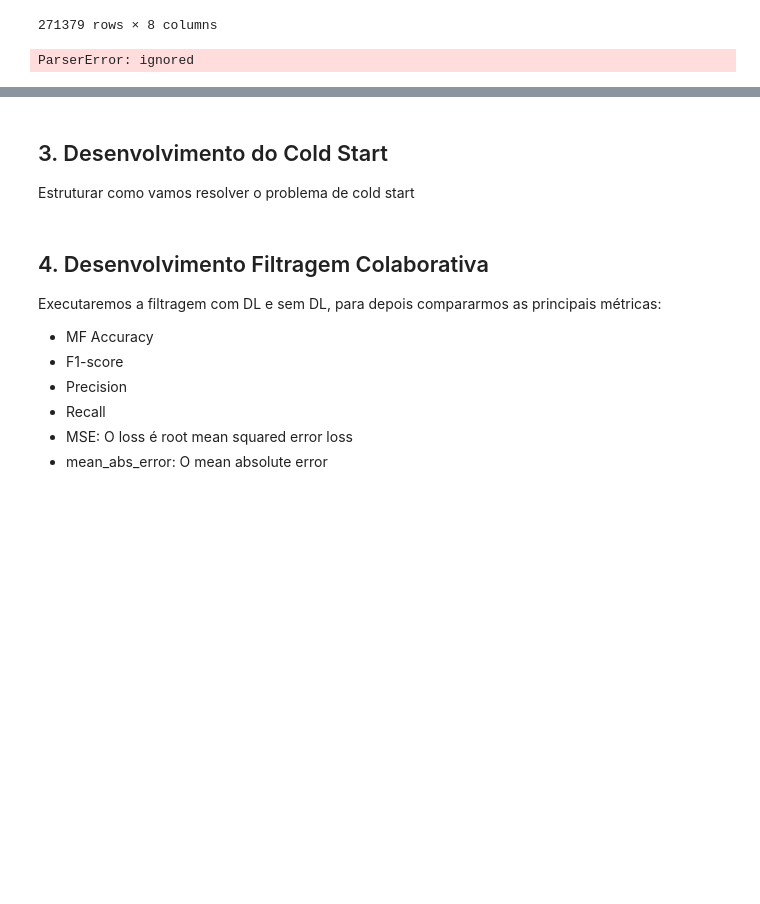
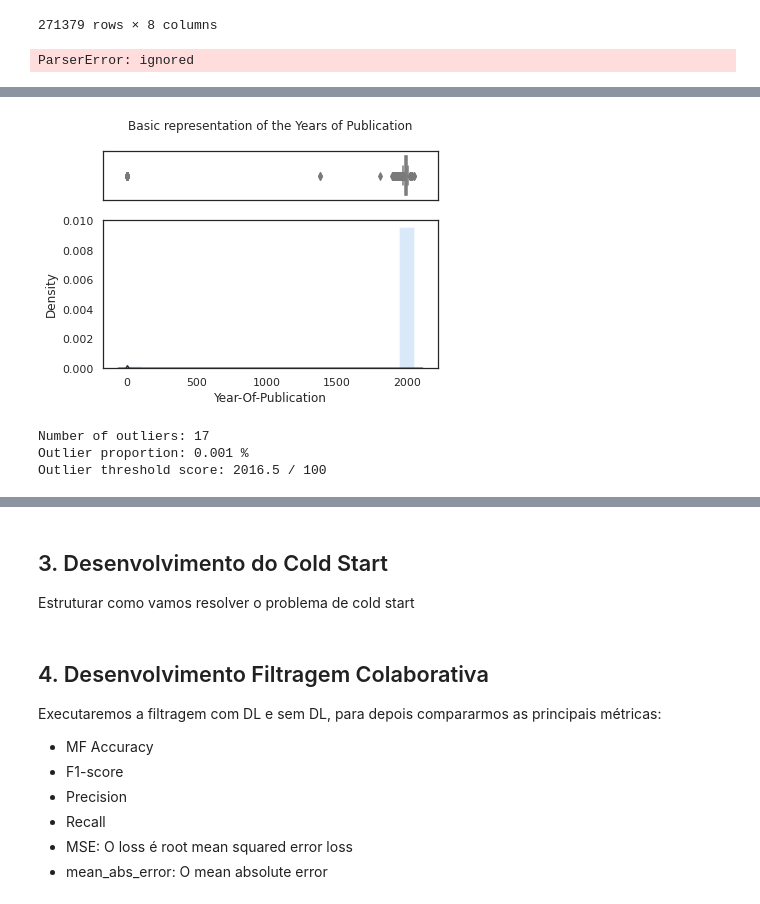
Before and after one commit to vivitc/deep-learning-books, a Jupyter notebook: Trabalho_DL_Books.ipynb, the cells around one changed output, grey strips where cells are left out. Drawn from its saved outputs; the diff is of its cells as text; code cells hidden in the pictures; blank space fills up the shorter version.

```diff
--- a/Trabalho_DL_Books.ipynb
+++ b/Trabalho_DL_Books.ipynb
@@ -130,0 +254,34 @@ x_test = np.reshape(x_test, (len(x_test), 28, 28, 1))
+# %%
+#Histograma de pontos com toda base
+
+#Subplot grid
+f, (ax_box, ax_hist) = plt.subplots(2, sharex=True, gridspec_kw={"height_ratios": (0.25, 0.75)})
+
+#Plot + subplot grid
+sns.boxplot(df_book["Year-Of-Publication"], ax=ax_box).set_title("Basic representation of the Years of Publication\n")
+sns.distplot(df_book["Year-Of-Publication"], ax=ax_hist, kde=False, fit=stats.gamma, bins=20)
+sns.set_color_codes("bright")
+
+#Legendas
+ax_box.set(xlabel='') #Remove x axis name for the boxplot
+ax_hist.set(ylabel='Density')
+
+plt.show()
+# %% [output]
+[figure, added]
+# %%
+Q3 = np.quantile(df_book["Year-Of-Publication"], 0.75) #Third quartile
+Q1 = np.quantile(df_book["Year-Of-Publication"], 0.25) #First quartile
+IQR = Q3 - Q1 #Inter Quartile Range
+sns.set_color_codes("bright")
+
+outlier_score_threshold =  Q3 + 1.5 * IQR
+outlier_number=len(df_book[df_book["Year-Of-Publication"] > outlier_score_threshold ])
+
+print("Number of outliers:", outlier_number,
+      "\nOutlier proportion:", round(outlier_number/len(df_book_rating["Book-Rating"])*100, 3),"%",
+      "\nOutlier threshold score:", outlier_score_threshold,"/ 100")
+# %% [output]
+Number of outliers: 17
+Outlier proportion: 0.001 %
+Outlier threshold score: 2016.5 / 100
```
Also changed, not shown: parts of 27 cells of this notebook.
